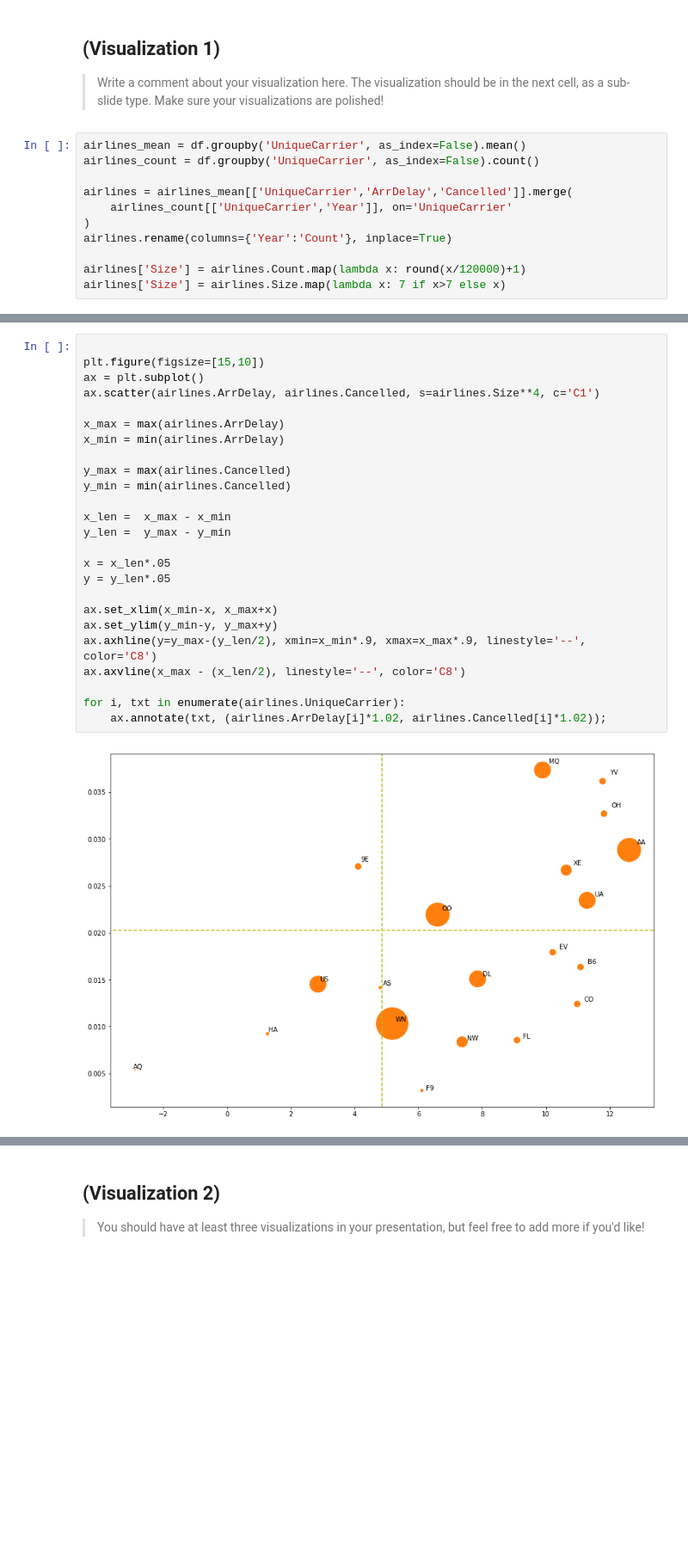
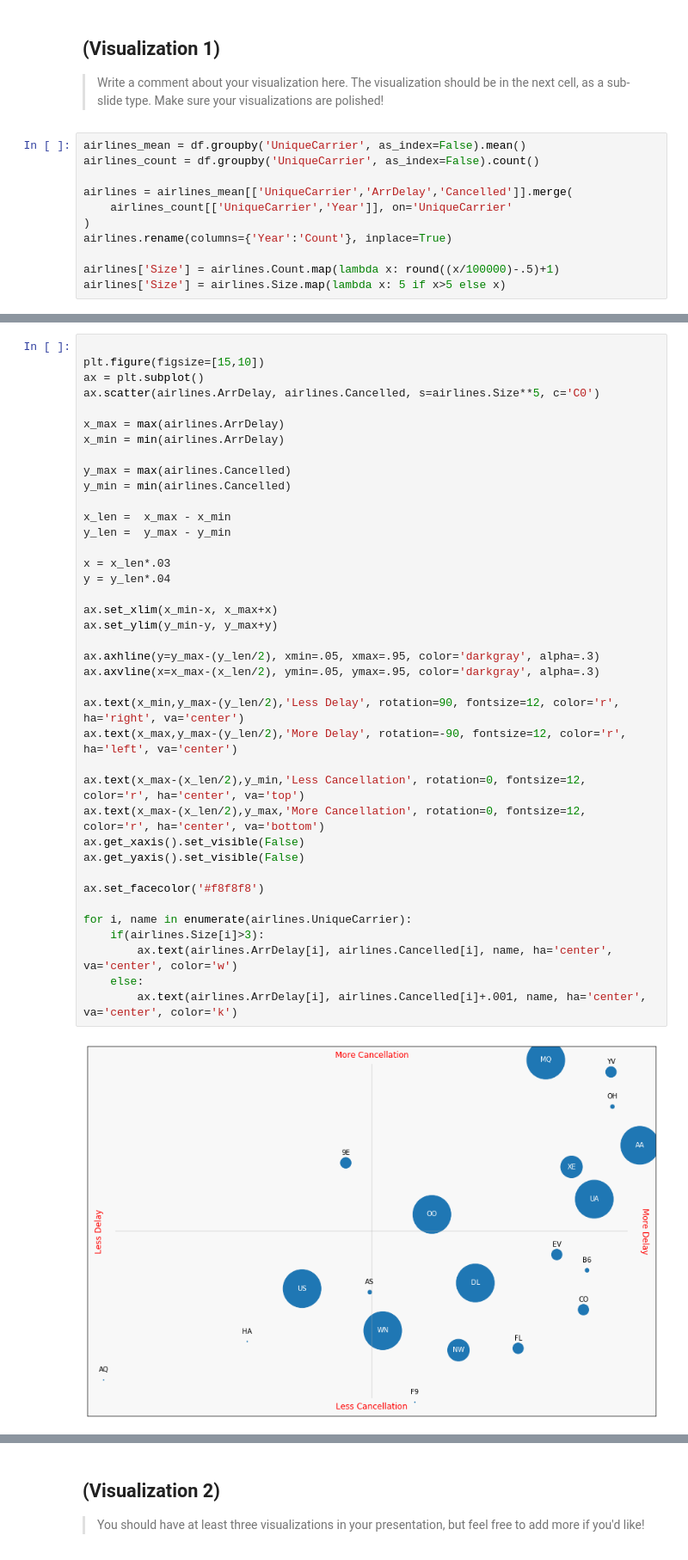
Before and after one commit to aryan9211/communicate-data-findings, a Jupyter notebook: slide_deck.ipynb, the cells around one changed output, grey strips where cells are left out. Shown at 86% size. Cells and saved outputs as stored; diff of their text form; blank space fills up the shorter version.

```diff
--- a/slide_deck.ipynb
+++ b/slide_deck.ipynb
@@ -46,5 +46,5 @@ airlines = airlines_mean[['UniqueCarrier','ArrDelay','Cancelled']].merge(
 )
 airlines.rename(columns={'Year':'Count'}, inplace=True)
 
-airlines['Size'] = airlines.Count.map(lambda x: round(x/120000)+1)
-airlines['Size'] = airlines.Size.map(lambda x: 7 if x>7 else x)
+airlines['Size'] = airlines.Count.map(lambda x: round((x/100000)-.5)+1)
+airlines['Size'] = airlines.Size.map(lambda x: 5 if x>5 else x)
@@ -51,27 +60,41 @@ airlines['Size'] = airlines.Size.map(lambda x: 7 if x>7 else x)
 # %%
 
 plt.figure(figsize=[15,10])
 ax = plt.subplot()
-ax.scatter(airlines.ArrDelay, airlines.Cancelled, s=airlines.Size**4, c='C1')
+ax.scatter(airlines.ArrDelay, airlines.Cancelled, s=airlines.Size**5, c='C0')
 
 x_max = max(airlines.ArrDelay)
 x_min = min(airlines.ArrDelay)
 
 y_max = max(airlines.Cancelled)
 y_min = min(airlines.Cancelled)
 
 x_len =  x_max - x_min
 y_len =  y_max - y_min
 
-x = x_len*.05
-y = y_len*.05
+x = x_len*.03
+y = y_len*.04
 
 ax.set_xlim(x_min-x, x_max+x)
 ax.set_ylim(y_min-y, y_max+y)
-ax.axhline(y=y_max-(y_len/2), xmin=x_min*.9, xmax=x_max*.9, linestyle='--', color='C8')
-ax.axvline(x_max - (x_len/2), linestyle='--', color='C8')
 
-for i, txt in enumerate(airlines.UniqueCarrier):
-    ax.annotate(txt, (airlines.ArrDelay[i]*1.02, airlines.Cancelled[i]*1.02));
+ax.axhline(y=y_max-(y_len/2), xmin=.05, xmax=.95, color='darkgray', alpha=.3)
+ax.axvline(x=x_max-(x_len/2), ymin=.05, ymax=.95, color='darkgray', alpha=.3)
+
+ax.text(x_min,y_max-(y_len/2),'Less Delay', rotation=90, fontsize=12, color='r', ha='right', va='center')
+ax.text(x_max,y_max-(y_len/2),'More Delay', rotation=-90, fontsize=12, color='r', ha='left', va='center')
+
+ax.text(x_max-(x_len/2),y_min,'Less Cancellation', rotation=0, fontsize=12, color='r', ha='center', va='top')
+ax.text(x_max-(x_len/2),y_max,'More Cancellation', rotation=0, fontsize=12, color='r', ha='center', va='bottom')
+ax.get_xaxis().set_visible(False)
+ax.get_yaxis().set_visible(False)
+
+ax.set_facecolor('#f8f8f8')
+
+for i, name in enumerate(airlines.UniqueCarrier):
+    if(airlines.Size[i]>3):
+        ax.text(airlines.ArrDelay[i], airlines.Cancelled[i], name, ha='center', va='center', color='w')
+    else:
+        ax.text(airlines.ArrDelay[i], airlines.Cancelled[i]+.001, name, ha='center', va='center', color='k')
 # %% [output]
-[figure, old version]
+[figure, new version]
```
Also changed, not shown: parts of 4 cells of this notebook.
